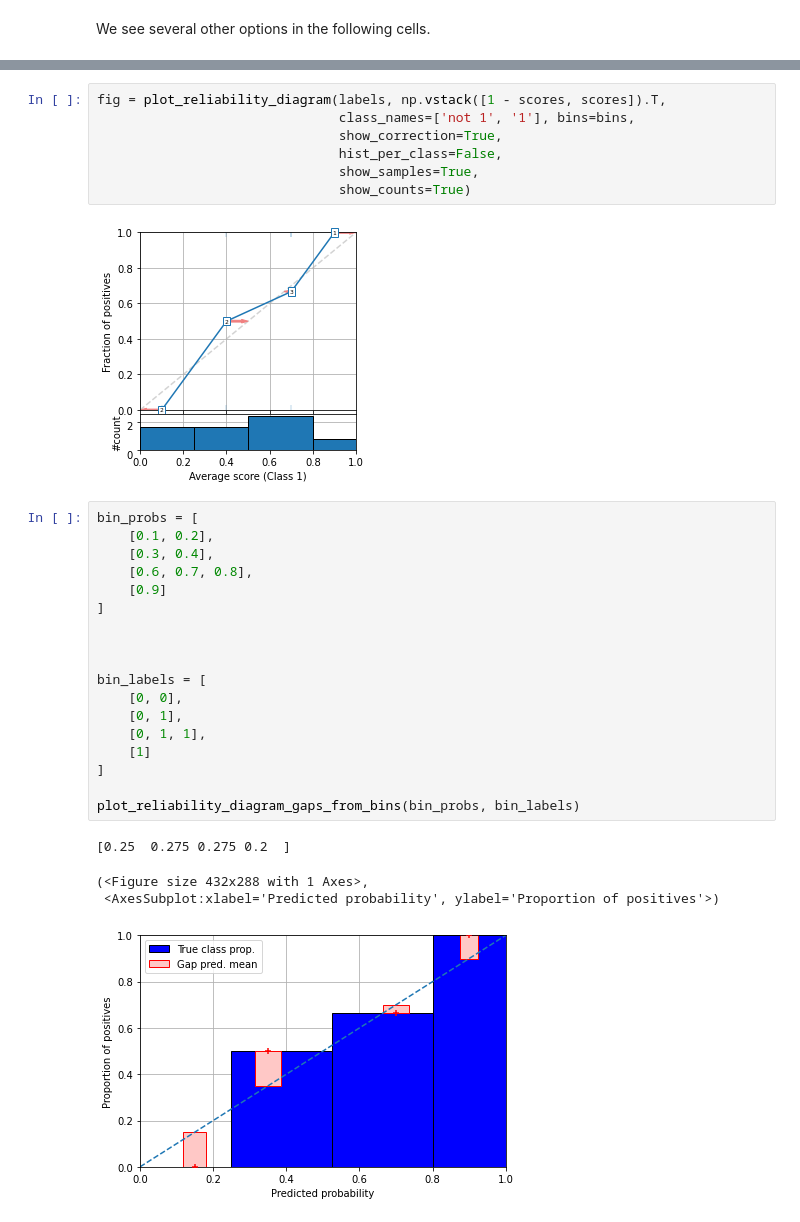
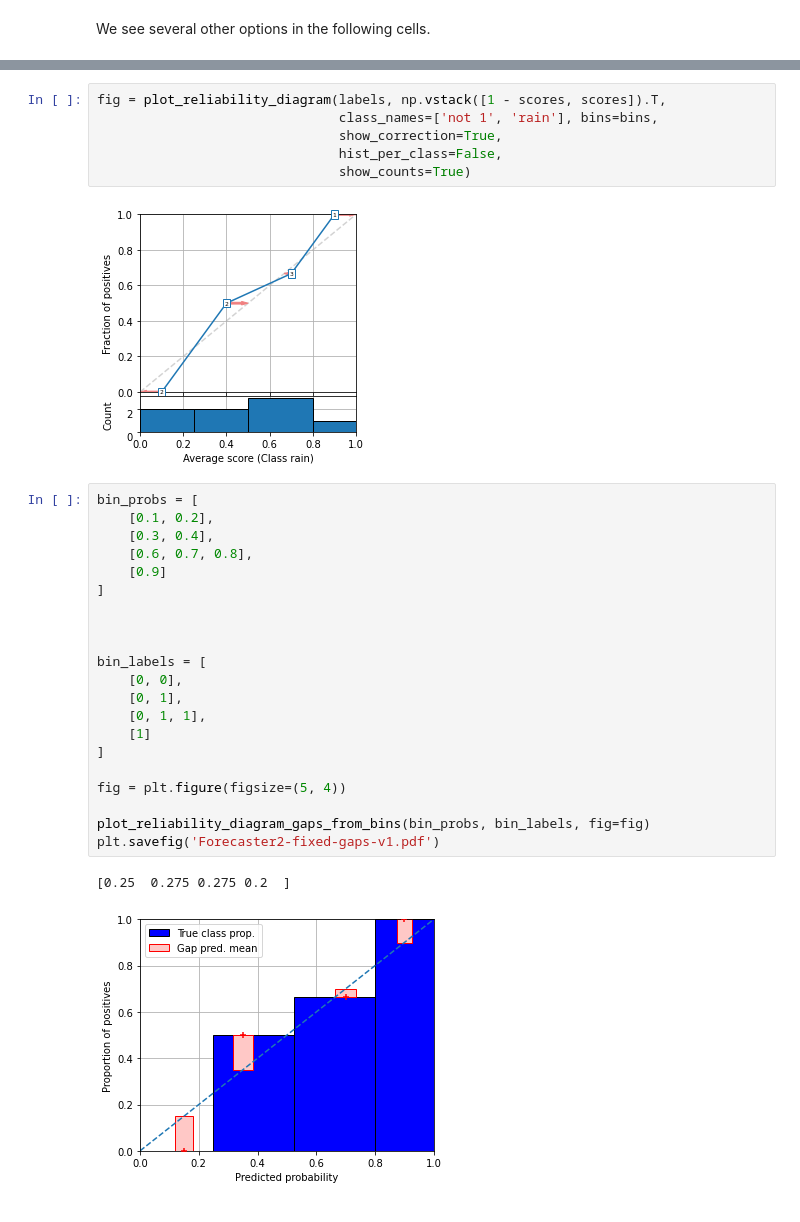
Before and after one commit to classifier-calibration/additional_material, a Jupyter notebook: notebooks/01_introduction.ipynb, the cells around one changed output, grey strips where cells are left out. Saved outputs shown, nothing was run; the diff lists cells and outputs as text.

```diff
--- a/notebooks/01_introduction.ipynb
+++ b/notebooks/01_introduction.ipynb
@@ -141,35 +142,35 @@ fig = plot_reliability_diagram(labels, np.vstack([1 - scores, scores]).T,
 # %%
 fig = plot_reliability_diagram(labels, np.vstack([1 - scores, scores]).T,
-                               class_names=['not 1', '1'], bins=bins,
+                               class_names=['not 1', 'rain'], bins=bins,
                                show_correction=True,
                                hist_per_class=False,
-                               show_samples=True,
                                show_counts=True)
 # %% [output]
-[figure, old version]
+[figure, new version]
 # %%
 bin_probs = [
     [0.1, 0.2],
     [0.3, 0.4],
     [0.6, 0.7, 0.8],
     [0.9]
 ]
 
 
 
 bin_labels = [
     [0, 0],
     [0, 1],
     [0, 1, 1],
     [1]
 ]
 
-plot_reliability_diagram_gaps_from_bins(bin_probs, bin_labels)
+fig = plt.figure(figsize=(5, 4))
+
+plot_reliability_diagram_gaps_from_bins(bin_probs, bin_labels, fig=fig)
+plt.savefig('Forecaster2-fixed-gaps-v1.pdf')
 # %% [output]
 [0.25  0.275 0.275 0.2  ]
-(<Figure size 432x288 with 1 Axes>,
- <AxesSubplot:xlabel='Predicted probability', ylabel='Proportion of positives'>)
-[figure, old version]
+[figure, new version]
 # %%
 labels = np.concatenate(bin_labels)
 scores = np.concatenate(bin_probs)
```
Also changed, not shown: parts of 8 cells of this notebook, 1 other file.
